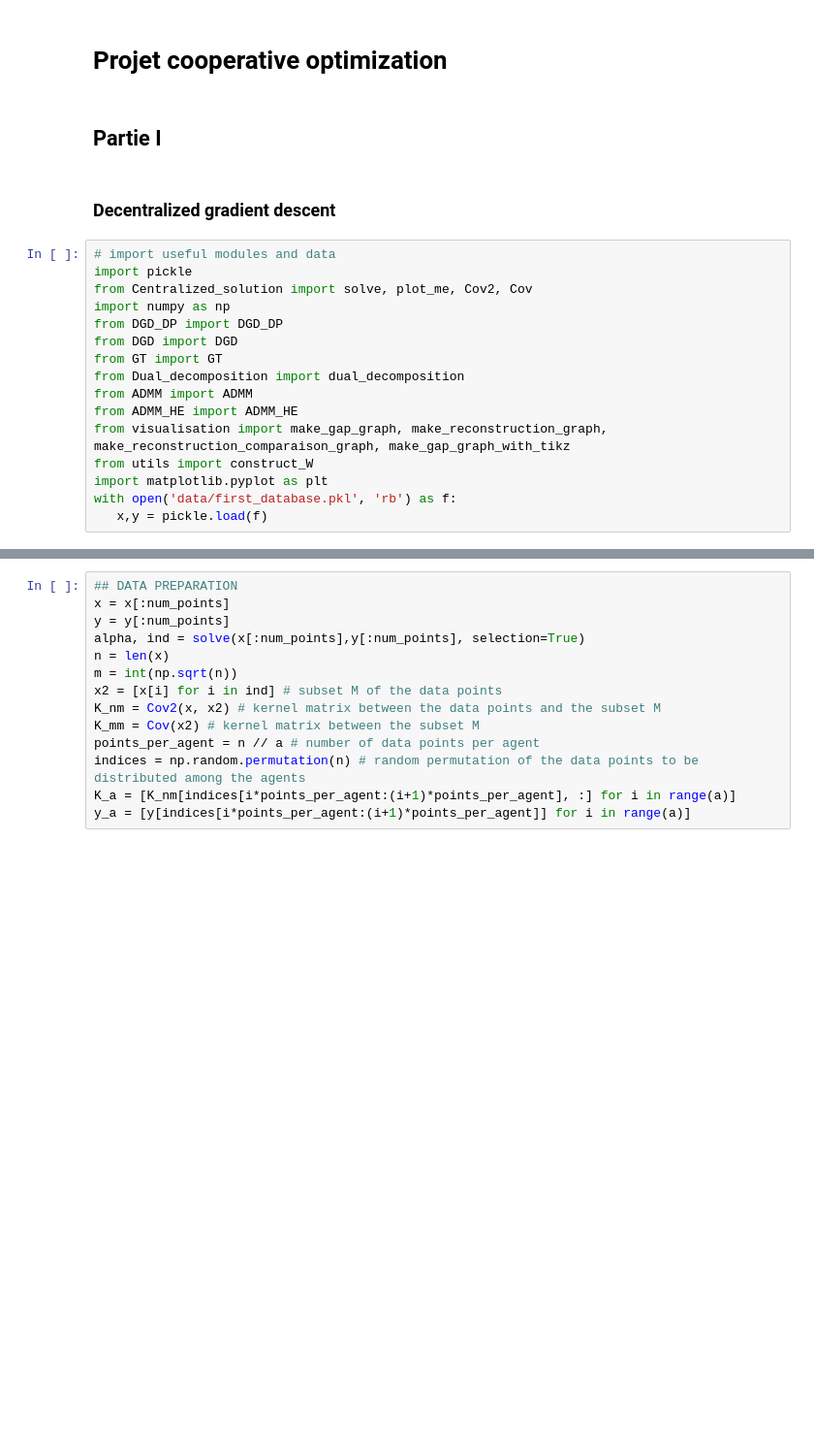
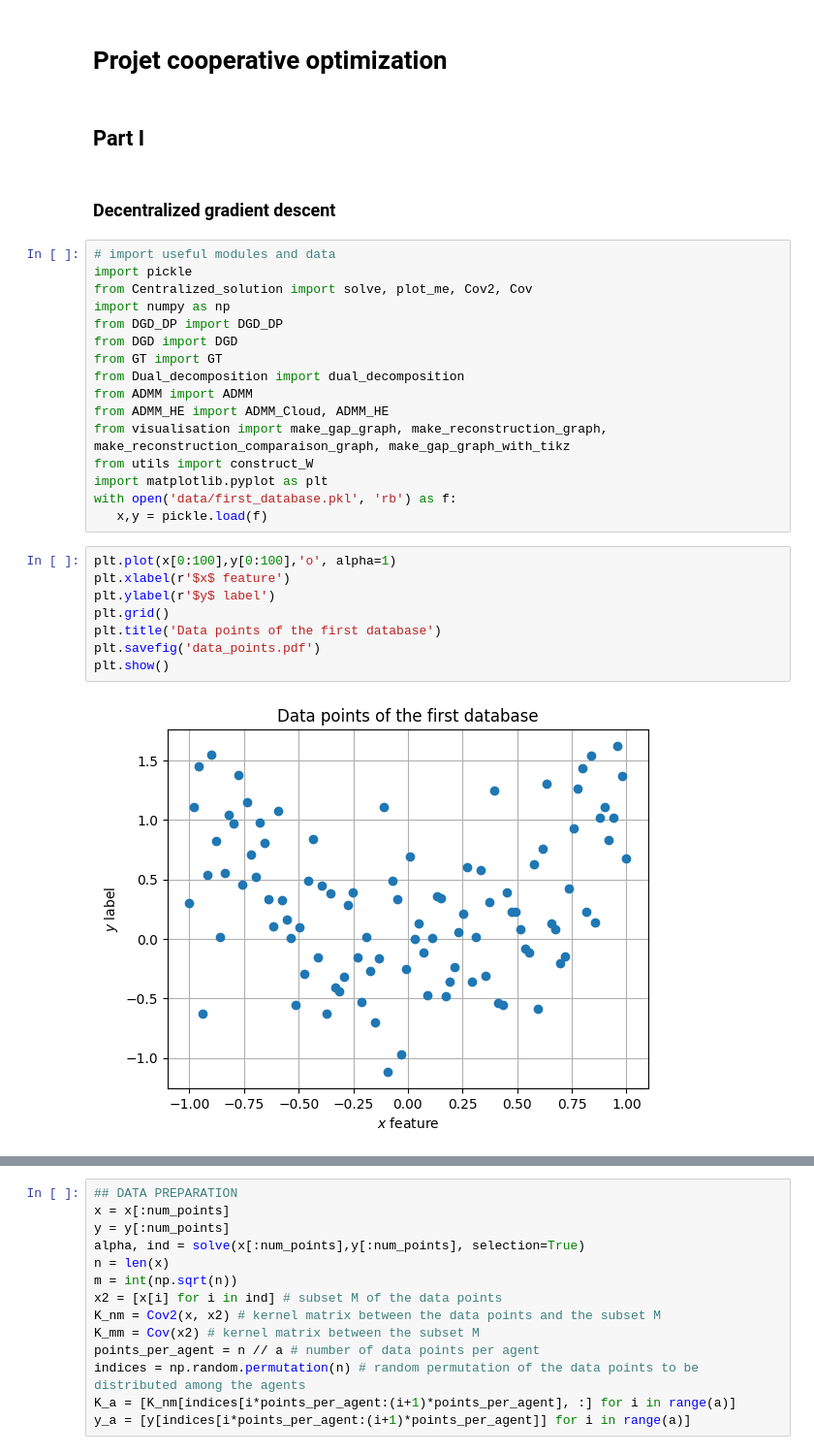
Before and after one commit to Loris-Manganelli/projet-cooperative-optimisation, a Jupyter notebook: Notebook.ipynb, the cells around one changed output, grey strips where cells are left out. Shown at 97% size. Saved outputs shown, nothing was run; the diff lists cells and outputs as text; blank space fills up the shorter version.

```diff
--- a/Notebook.ipynb
+++ b/Notebook.ipynb
@@ -1,7 +1,7 @@
 # %% [markdown]
 # Projet cooperative optimization
 # %% [markdown]
-## Partie I
+## Part I
 # %% [markdown]
 ### Decentralized gradient descent
 # %%
@@ -14,9 +14,19 @@ from DGD import DGD
 from GT import GT
 from Dual_decomposition import dual_decomposition
 from ADMM import ADMM
-from ADMM_HE import ADMM_HE
+from ADMM_HE import ADMM_Cloud, ADMM_HE
 from visualisation import make_gap_graph, make_reconstruction_graph, make_reconstruction_comparaison_graph, make_gap_graph_with_tikz
 from utils import construct_W
 import matplotlib.pyplot as plt
 with open('data/first_database.pkl', 'rb') as f:
    x,y = pickle.load(f)
+# %%
+plt.plot(x[0:100],y[0:100],'o', alpha=1)
+plt.xlabel(r'$x$ feature')
+plt.ylabel(r'$y$ label')
+plt.grid()
+plt.title('Data points of the first database')
+plt.savefig('data_points.pdf')
+plt.show()
+# %% [output]
+[figure, added]
```
Also changed, not shown: parts of 15 cells of this notebook, 1 other file.
